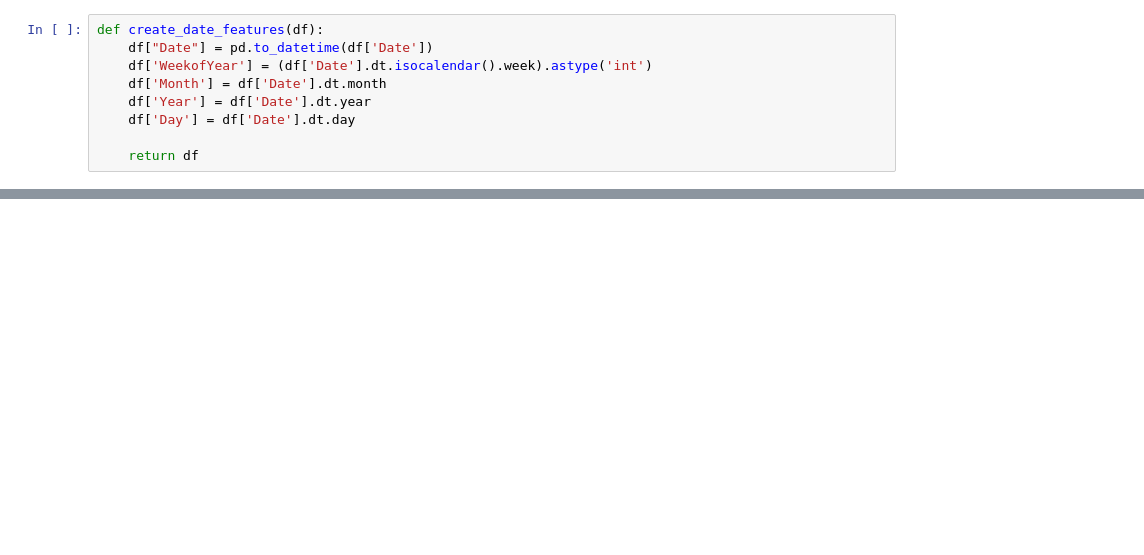
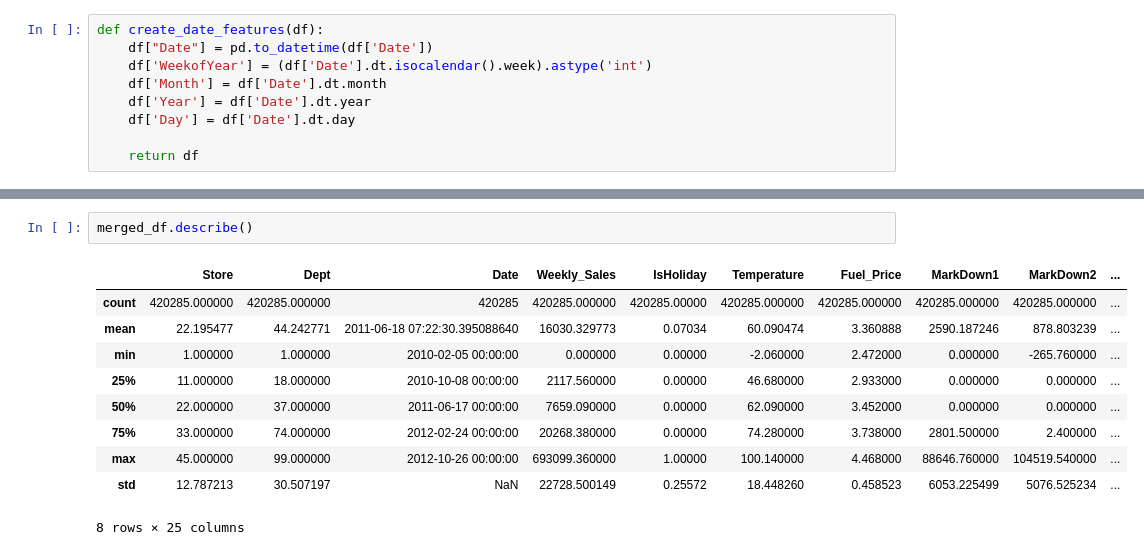
Before and after one commit to Imran1hp/Walmart_sales_prediction, a Jupyter notebook: Walmart_Sales_Prediction.ipynb, the cells around one changed output, grey strips where cells are left out. Drawn from its saved outputs; the diff is of its cells as text; blank space fills up the shorter version.

```diff
--- a/Walmart_Sales_Prediction.ipynb
+++ b/Walmart_Sales_Prediction.ipynb
@@ -384,0 +439,13 @@ create_date_features(merged_test_df)
+# %%
+merged_df.describe()
+# %% [output]
+|  | Store | Dept | Date | Weekly_Sales | IsHoliday | Temperature | Fuel_Price | MarkDown1 | MarkDown2 | ... |
+| count | 420285.000000 | 420285.000000 | 420285 | 420285.000000 | 420285.00000 | 420285.000000 | 420285.000000 | 420285.000000 | 420285.000000 | ... |
+| mean | 22.195477 | 44.242771 | 2011-06-18 07:22:30.395088640 | 16030.329773 | 0.07034 | 60.090474 | 3.360888 | 2590.187246 | 878.803239 | ... |
+| min | 1.000000 | 1.000000 | 2010-02-05 00:00:00 | 0.000000 | 0.00000 | -2.060000 | 2.472000 | 0.000000 | -265.760000 | ... |
+| 25% | 11.000000 | 18.000000 | 2010-10-08 00:00:00 | 2117.560000 | 0.00000 | 46.680000 | 2.933000 | 0.000000 | 0.000000 | ... |
+| 50% | 22.000000 | 37.000000 | 2011-06-17 00:00:00 | 7659.090000 | 0.00000 | 62.090000 | 3.452000 | 0.000000 | 0.000000 | ... |
+| 75% | 33.000000 | 74.000000 | 2012-02-24 00:00:00 | 20268.380000 | 0.00000 | 74.280000 | 3.738000 | 2801.500000 | 2.400000 | ... |
+| max | 45.000000 | 99.000000 | 2012-10-26 00:00:00 | 693099.360000 | 1.00000 | 100.140000 | 4.468000 | 88646.760000 | 104519.540000 | ... |
+| std | 12.787213 | 30.507197 | NaN | 22728.500149 | 0.25572 | 18.448260 | 0.458523 | 6053.225499 | 5076.525234 | ... |
+8 rows × 25 columns
```
Also changed, not shown: parts of 14 cells of this notebook.
